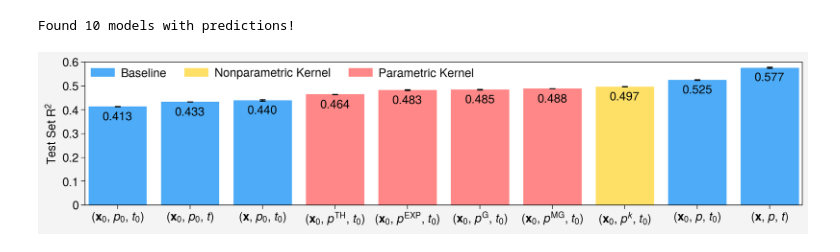
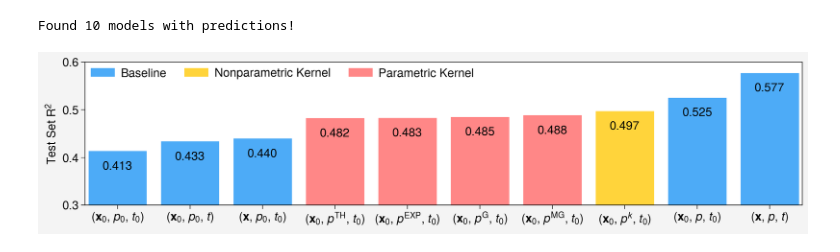
Before and after one commit to savannahferretti/monsoon-kernels, a Jupyter notebook: notebooks/bars.ipynb, the cells around one changed output. Drawn from its saved outputs; the diff is of its cells as text; code cells hidden in the pictures.

Commit message:
Re-running another model seed and plotting fixes:

```diff
--- a/notebooks/bars.ipynb
+++ b/notebooks/bars.ipynb
@@ -40,7 +40,7 @@ for model in MODELS:
     r2     = get_r2(ytrue,ypred,dims=None)
     r2mean = float(r2.mean('seed'))
     r2std  = float(r2.std('seed'))
-    color  = ('yellow3' if ('kernel' in name and 'nonparametric' in name)
+    color  = ('yellow4' if ('kernel' in name and 'nonparametric' in name)
               else 'red4' if ('kernel' in name) else 'blue4')
     results.append((name,desc,r2mean,r2std,color))
 
@@ -55,15 +55,16 @@ stds   = [item[3] for item in results]
 colors = [item[4] for item in results]
 # %%
 fig,ax = pplt.subplots(refwidth=10,refheight=2)
-ax.format(ylabel='Test Set R$^2$',ylim=(0,0.6),yticks=0.1,yminorticks='none',grid=False)
-bars = ax.bar(labels,means,yerr=stds,color=colors,capsize=3)
+ax.format(ylabel='Test Set R$^2$',ylim=(0.3,0.6),yticks=0.1,yminorticks='none',grid=False)
+# bars = ax.bar(labels,means,yerr=stds,color=colors,capsize=3)
+bars = ax.bar(labels,means,color=colors)
 for bar,mean,std in zip(bars,means,stds):
     ax.text(bar.get_x()+bar.get_width()/2,bar.get_height()-0.02,f'{mean:.3f}',ha='center',va='top')
 elements = [Patch(facecolor='blue4',label='Baseline'),
-            Patch(facecolor='yellow3',label='Nonparametric Kernel'),
+            Patch(facecolor='yellow4',label='Nonparametric Kernel'),
             Patch(facecolor='red4',label='Parametric Kernel')]
 ax.legend(handles=elements,loc='ul',ncols=3,frameon=False)
 pplt.show()
 fig.save('../figs/bars.png')
 # %% [output]
-[figure, old version]
+[figure, new version]
```
Also changed, not shown: 4 other files.
